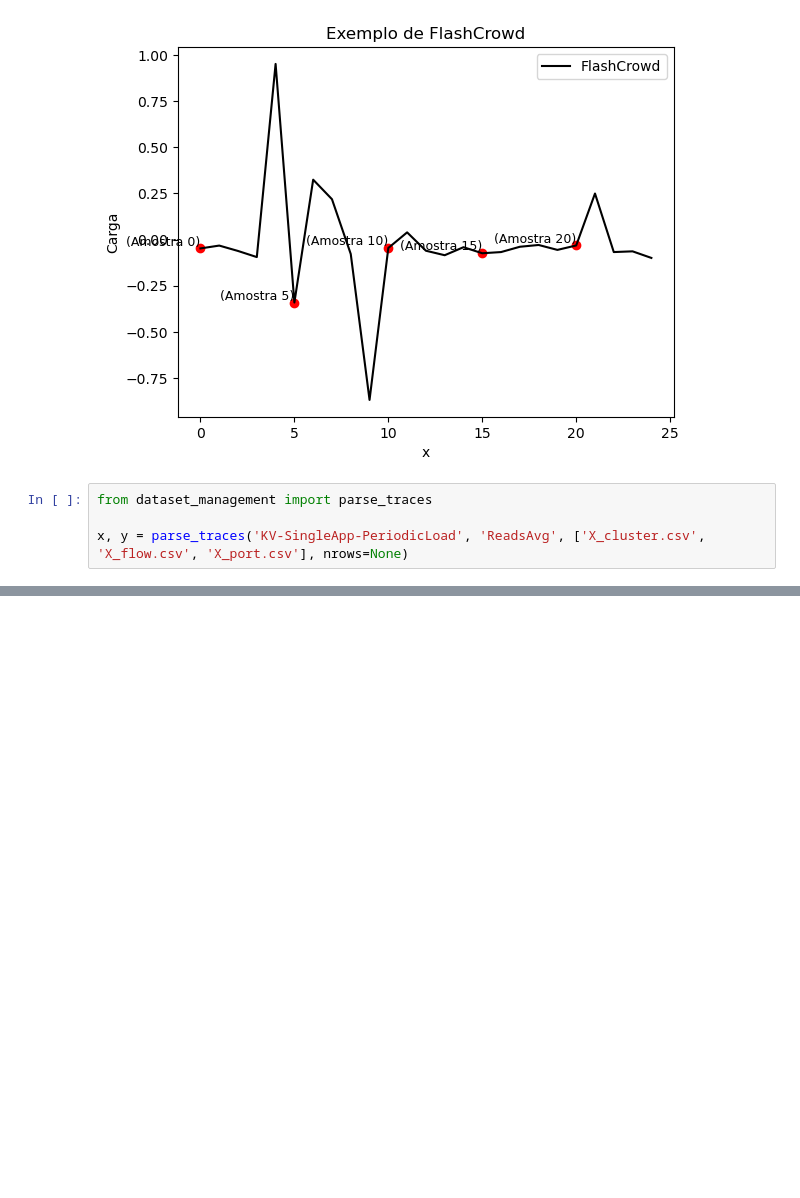
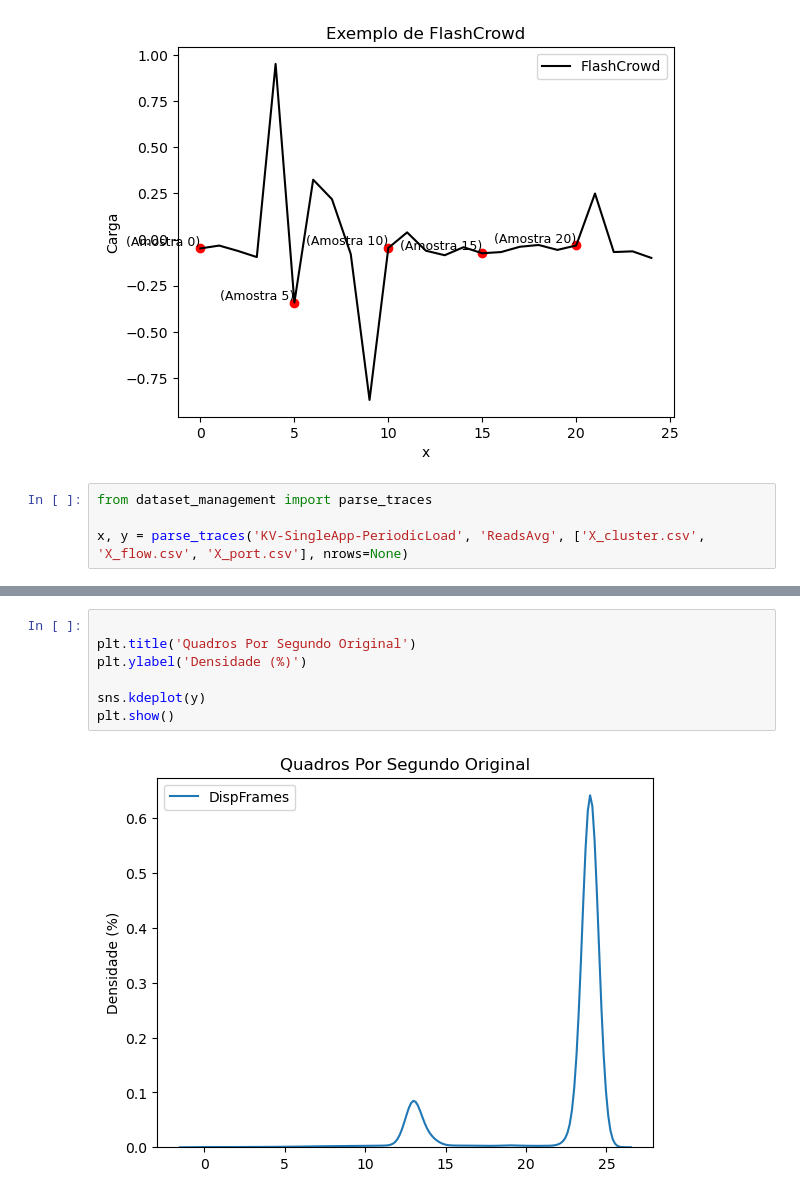
Before and after one commit to DaviVilarinho/ic-intervalo-qos, a Jupyter notebook: AnaliseNaivePeriodic.ipynb, the cells around one changed output, grey strips where cells are left out. Cells and saved outputs as stored; diff of their text form; blank space fills up the shorter version.

```diff
--- a/AnaliseNaivePeriodic.ipynb
+++ b/AnaliseNaivePeriodic.ipynb
@@ -163,0 +218,9 @@ plt.plot()
+# %%
+
+plt.title('Quadros Por Segundo Original')
+plt.ylabel('Densidade (%)')
+
+sns.kdeplot(y)
+plt.show()
+# %% [output]
+[figure, added]
```
Also changed, not shown: parts of 4 cells of this notebook, 1 other file.
